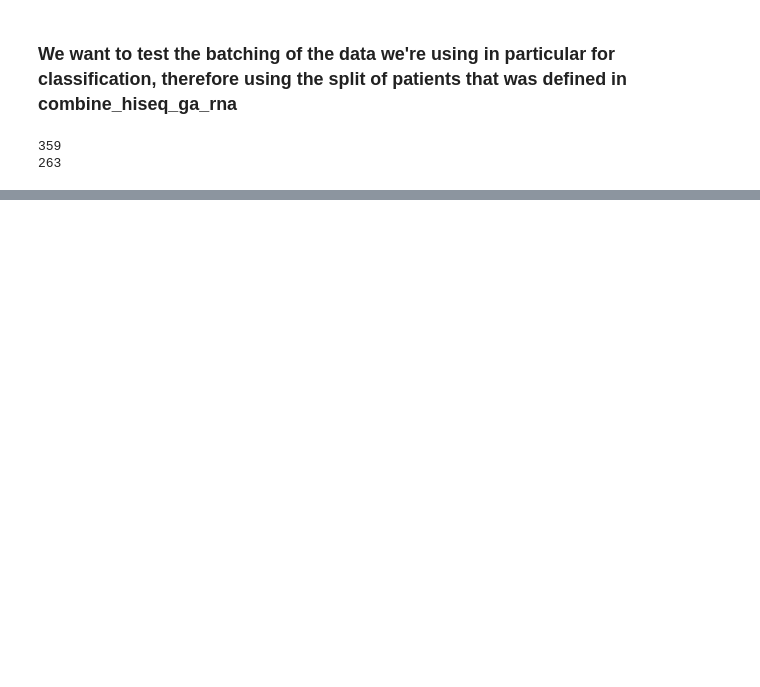
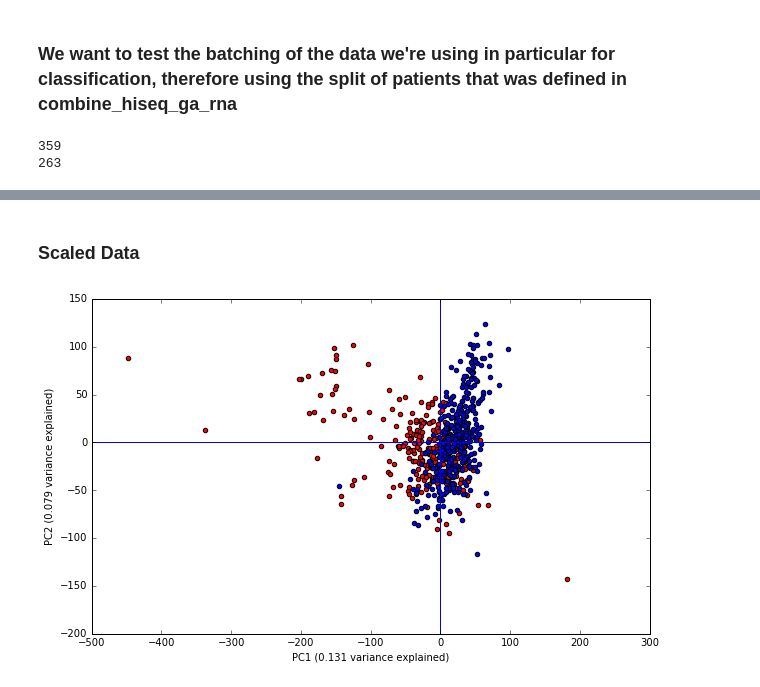
Before and after one commit to pvphaneuf/cse283, a Jupyter notebook: proj/combined_batch_pca.ipynb, the cells around one changed output, grey strips where cells are left out. Drawn from its saved outputs; the diff is of its cells as text; code cells hidden in the pictures; blank space fills up the shorter version.

```diff
--- a/proj/combined_batch_pca.ipynb
+++ b/proj/combined_batch_pca.ipynb
@@ -72,0 +87,2 @@ plot_pca_components(1, 2)
+# %% [markdown]
+### Scaled Data
@@ -73 +93,5 @@ plot_pca_components(1, 2)
+# %%
+plot_pca_components(0, 1)
+# %% [output]
+[figure, added]
 # %%
```
Also changed, not shown: parts of 10 cells of this notebook, 7 other files.
